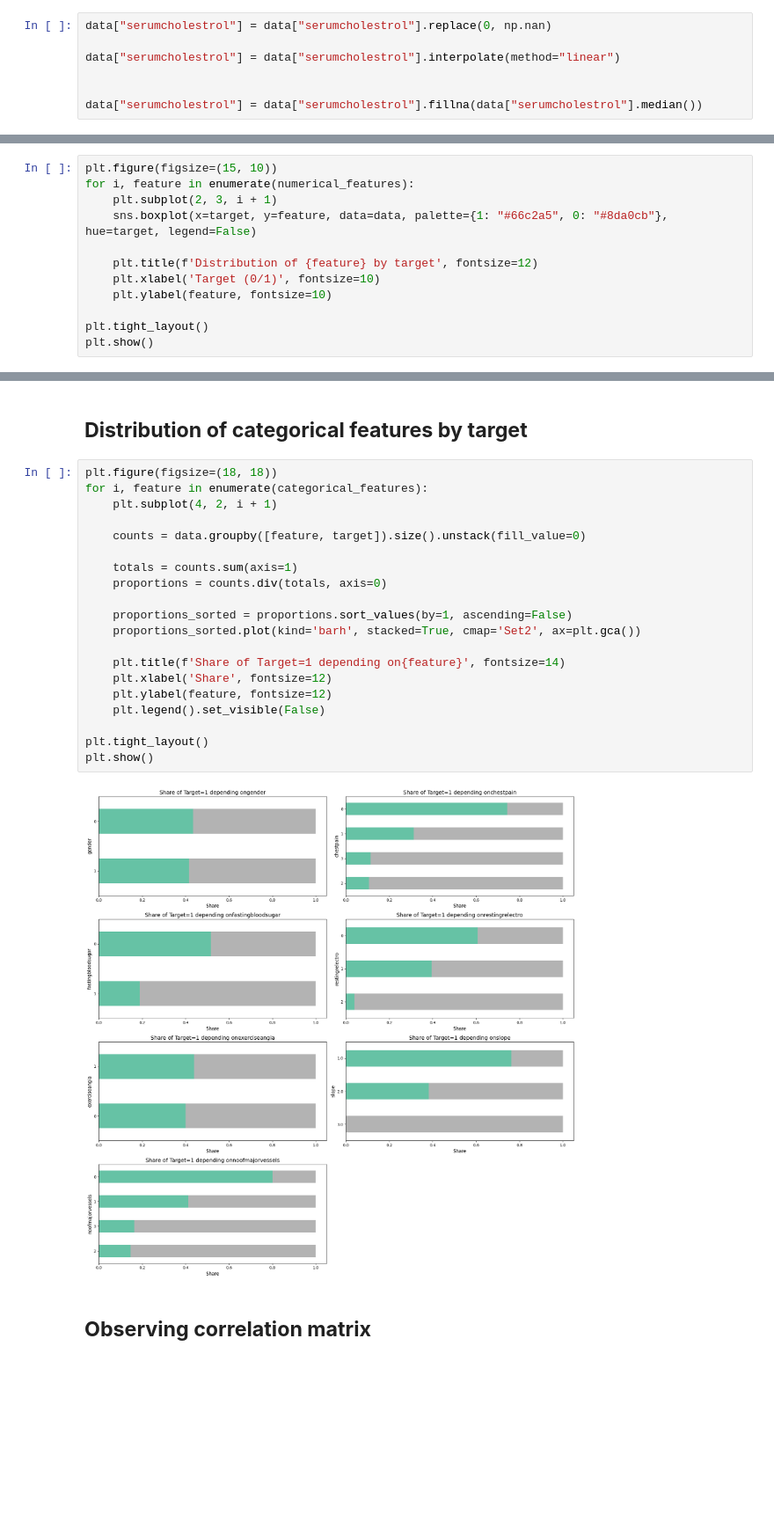
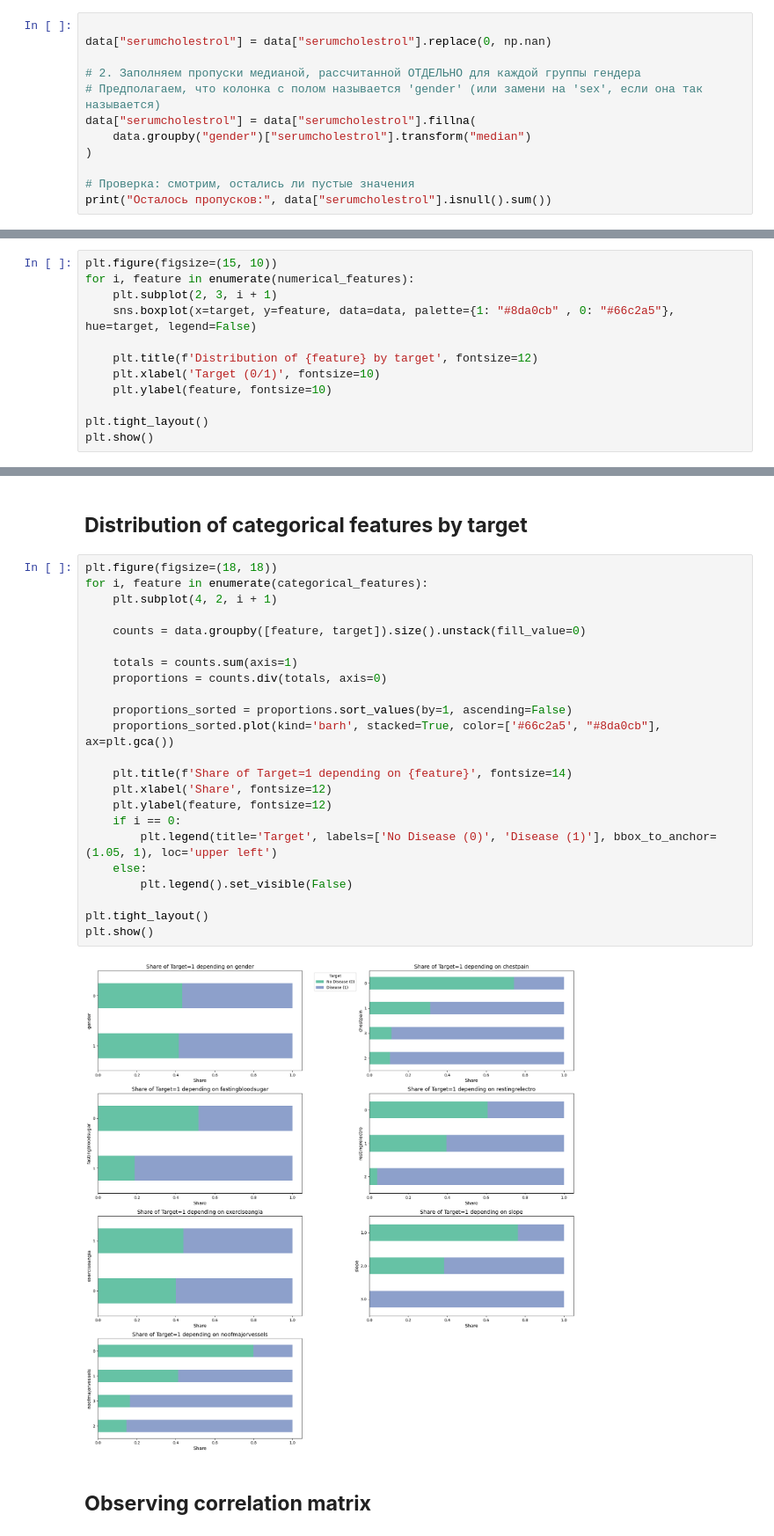
Before and after one commit to Skiner752/Intro-to-machine-learning, a Jupyter notebook: heart.ipynb, the cells around one changed output, grey strips where cells are left out. Shown at 88% size. Drawn from its saved outputs; the diff is of its cells as text; blank space fills up the shorter version.

```diff
--- a/heart.ipynb
+++ b/heart.ipynb
@@ -121,9 +121,14 @@ np.int64(0)
 - we are changing 0 cholestrol level by doing interpolation
 - since interpolation misses some variables,we are substituting them by median
 # %%
+
 data["serumcholestrol"] = data["serumcholestrol"].replace(0, np.nan)
 
-data["serumcholestrol"] = data["serumcholestrol"].interpolate(method="linear")
+# 2. Заполняем пропуски медианой, рассчитанной ОТДЕЛЬНО для каждой группы гендера
+# Предполагаем, что колонка с полом называется 'gender' (или замени на 'sex', если она так называется)
+data["serumcholestrol"] = data["serumcholestrol"].fillna(
+    data.groupby("gender")["serumcholestrol"].transform("median")
+)
 
-
-data["serumcholestrol"] = data["serumcholestrol"].fillna(data["serumcholestrol"].median())
+# Проверка: смотрим, остались ли пустые значения
+print("Осталось пропусков:", data["serumcholestrol"].isnull().sum())
@@ -202,7 +209,7 @@ target = 'target'
 plt.figure(figsize=(15, 10))
 for i, feature in enumerate(numerical_features):
     plt.subplot(2, 3, i + 1)
-    sns.boxplot(x=target, y=feature, data=data, palette={1: "#66c2a5", 0: "#8da0cb"}, hue=target, legend=False)
+    sns.boxplot(x=target, y=feature, data=data, palette={1: "#8da0cb" , 0: "#66c2a5"}, hue=target, legend=False)
 
     plt.title(f'Distribution of {feature} by target', fontsize=12)
     plt.xlabel('Target (0/1)', fontsize=10)
@@ -241,25 +248,28 @@ plt.show()
 # %%
 plt.figure(figsize=(18, 18))
 for i, feature in enumerate(categorical_features):
     plt.subplot(4, 2, i + 1)
 
     counts = data.groupby([feature, target]).size().unstack(fill_value=0)
 
     totals = counts.sum(axis=1)
     proportions = counts.div(totals, axis=0)
 
     proportions_sorted = proportions.sort_values(by=1, ascending=False)
-    proportions_sorted.plot(kind='barh', stacked=True, cmap='Set2', ax=plt.gca())
+    proportions_sorted.plot(kind='barh', stacked=True, color=['#66c2a5', "#8da0cb"], ax=plt.gca())
 
-    plt.title(f'Share of Target=1 depending on{feature}', fontsize=14)
+    plt.title(f'Share of Target=1 depending on {feature}', fontsize=14)
     plt.xlabel('Share', fontsize=12)
     plt.ylabel(feature, fontsize=12)
-    plt.legend().set_visible(False)
+    if i == 0:
+        plt.legend(title='Target', labels=['No Disease (0)', 'Disease (1)'], bbox_to_anchor=(1.05, 1), loc='upper left')
+    else:
+        plt.legend().set_visible(False)
 
 plt.tight_layout()
 plt.show()
 # %% [output]
-[figure, old version]
+[figure, new version]
 # %% [markdown]
 ## **Observing correlation matrix**
 # %%
```
Also changed, not shown: parts of 21 cells of this notebook.
